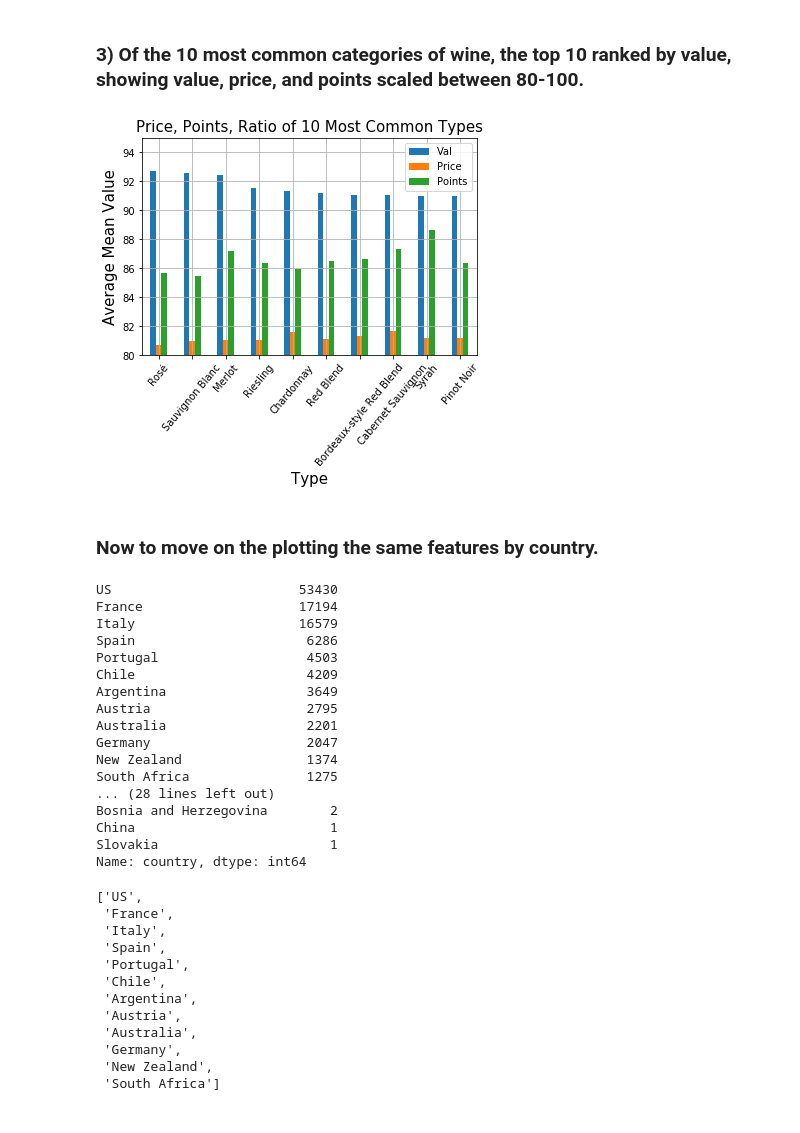
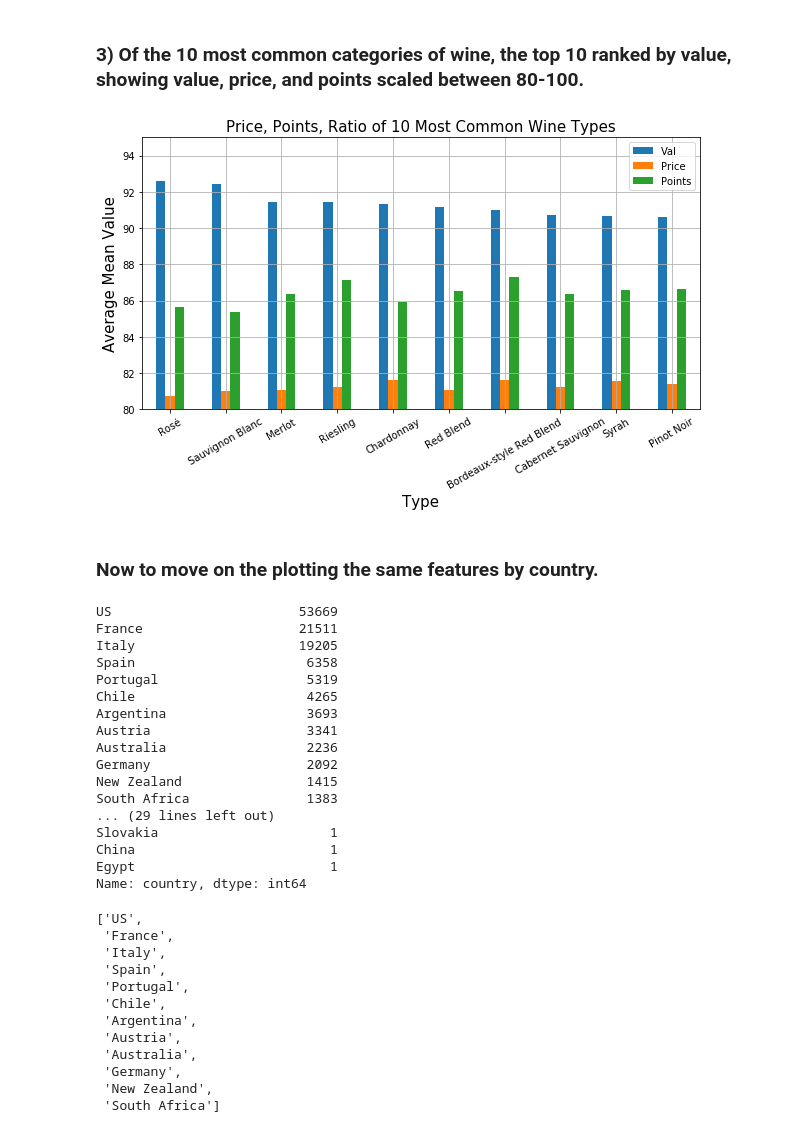
Before and after one commit to bcat12/dsc-5-capstone-project-online-ds-ft-100118, a Jupyter notebook: Analysis.ipynb, the cells around one changed output. Cells and saved outputs as stored; diff of their text form; code cells hidden in the pictures.

```diff
--- a/Analysis.ipynb
+++ b/Analysis.ipynb
@@ -101,0 +109,7 @@ df = df00.dropna(subset=['price'])
+# %%
+pricemedian = df00.price.median() #Storing median price as variable
+# %%
+df00.price.fillna(pricemedian, inplace = True) #Replace null values with median
+df= df00#Convert to df
+df.price.isnull().sum() # test if this worked
+#df = df00.dropna(subset=['price'])
@@ -459,45 +477,45 @@ plt.show()
 # %%
 g=[]
 gg=[]
 ggg=[]
 for x in sd10keys:
     index = sd10keys
     g.append(dictionary2[x])
     gg.append(dictionary4[x])
     ggg.append(dictionary6[x])
 df4 = pd.DataFrame({'Val': z,
                     'Price': zz, 'Points': zzz},index=index)
-ax = df4.plot.bar(rot=0)
+ax = df4.plot.bar(rot=0, figsize = (10,5))
 ax.set_ylim([80,95])
 plt.ylabel('Average Mean Value', fontsize=15)
 plt.xlabel('Type', fontsize=15)
-plt.title('Price, Points, Ratio of 10 Most Common Types', fontsize=15)
+plt.title('Price, Points, Ratio of 10 Most Common Wine Types', fontsize=15)
 plt.legend(loc = 1)
 plt.grid(True)
-plt.xticks(rotation=50)
+plt.xticks(rotation=30)
 plt.show()
 # %% [output]
-[figure, old version]
+[figure, new version]
 # %% [markdown]
 ### Now to move on the plotting the same features by country.
 # %%
-df.country.value_counts()
+df.country.value_counts()#Finding the most common countries
 # %% [output]
-US                        53430
-France                    17194
-Italy                     16579
-Spain                      6286
-Portugal                   4503
-Chile                      4209
-Argentina                  3649
-Austria                    2795
-Australia                  2201
-Germany                    2047
-New Zealand                1374
-South Africa               1275
-... (28 lines left out)
-Bosnia and Herzegovina        2
+US                        53669
+France                    21511
+Italy                     19205
+Spain                      6358
+Portugal                   5319
+Chile                      4265
+Argentina                  3693
+Austria                    3341
+Australia                  2236
+Germany                    2092
+New Zealand                1415
+South Africa               1383
+... (29 lines left out)
+Slovakia                      1
 China                         1
-Slovakia                      1
+Egypt                         1
 Name: country, dtype: int64
 # %%
```
Also changed, not shown: parts of 126 cells of this notebook, 2 other files.
